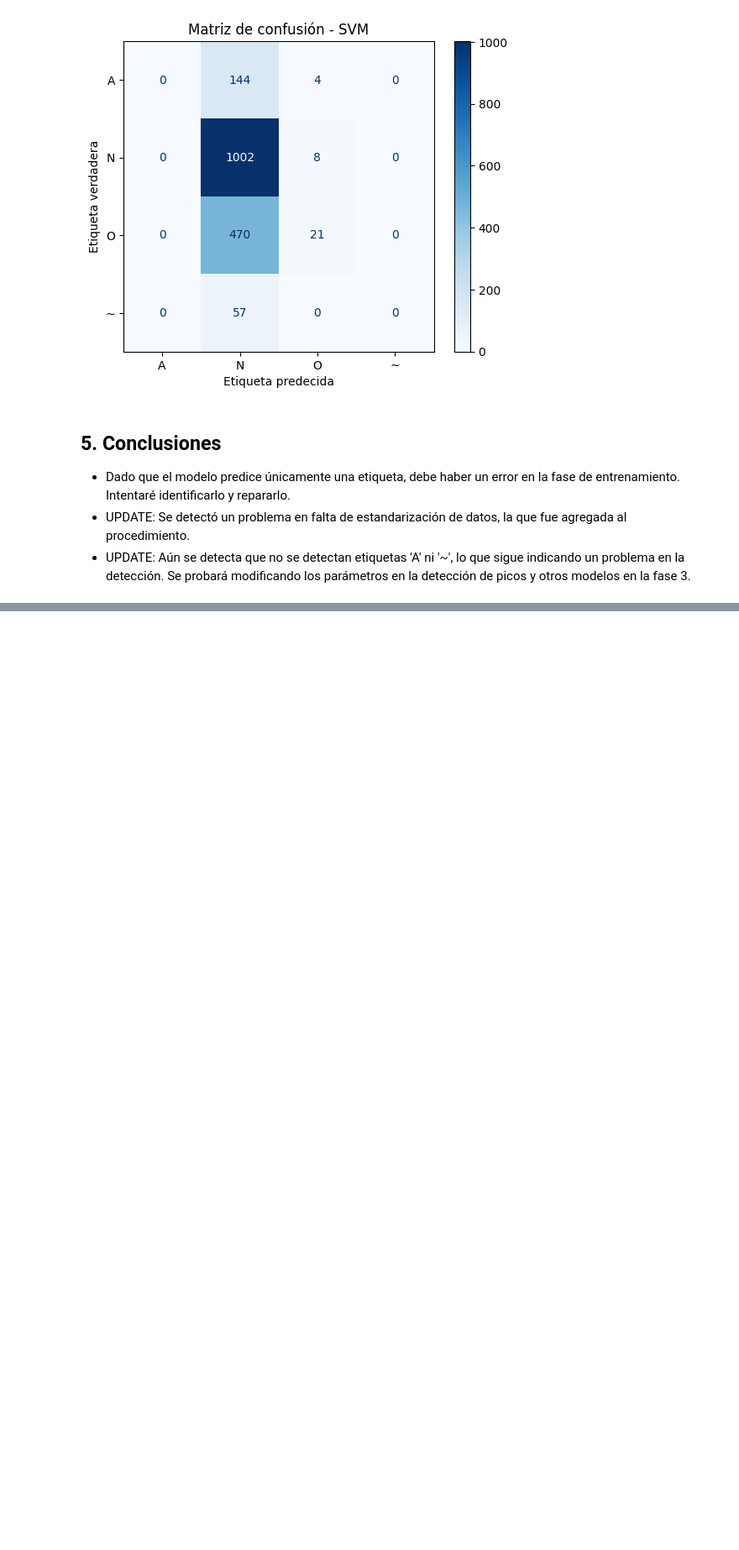
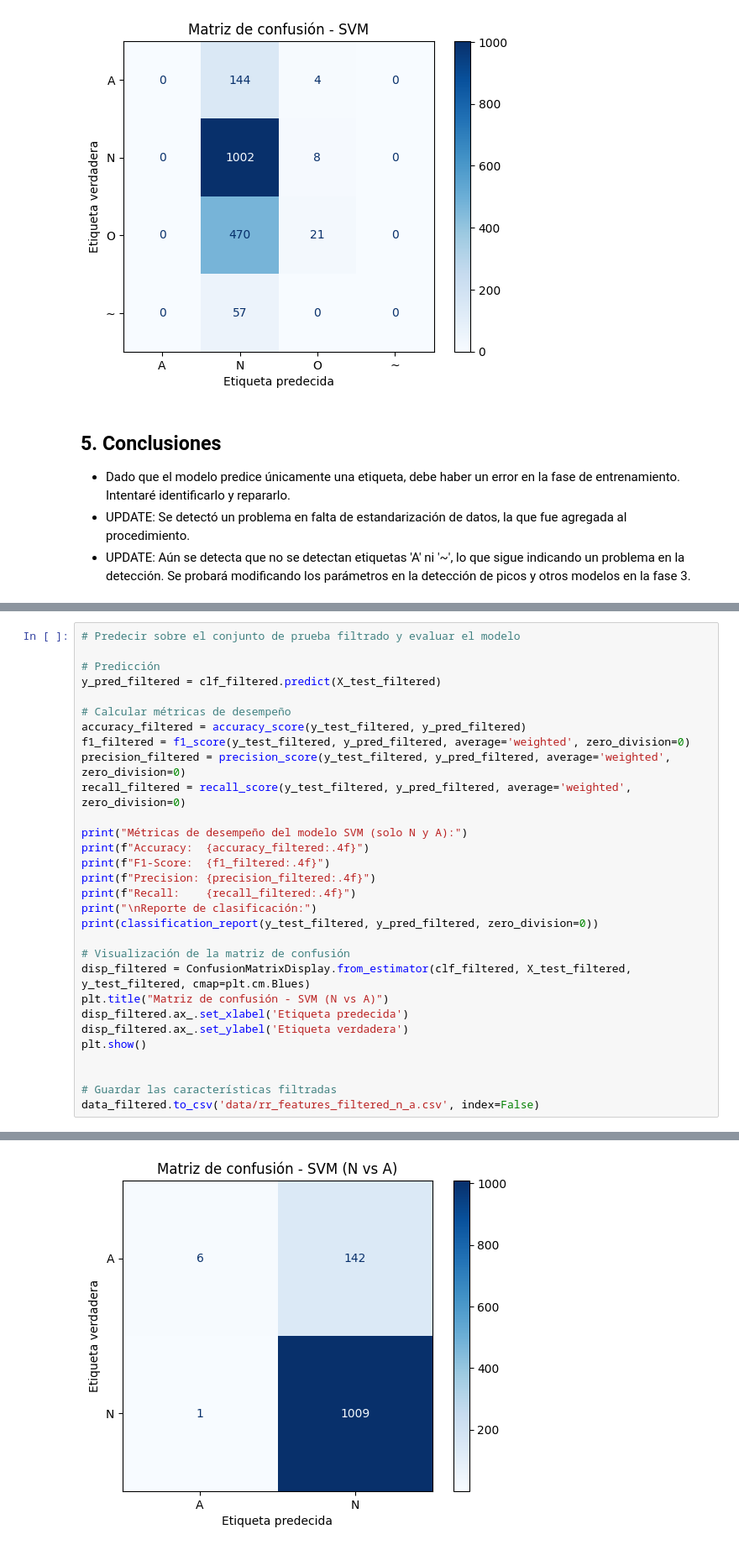
Before and after one commit to Mrldmz/MachineLearning, a Jupyter notebook: proyecto/Semana_2_Reproduccion_Baseline.ipynb, the cells around one changed output, grey strips where cells are left out. Shown at 84% size. Cells and saved outputs as stored; diff of their text form; blank space fills up the shorter version.

```diff
--- a/proyecto/Semana_2_Reproduccion_Baseline.ipynb
+++ b/proyecto/Semana_2_Reproduccion_Baseline.ipynb
@@ -180,0 +222,31 @@ weighted avg       0.54      0.60      0.47      1706
+# %%
+# Predecir sobre el conjunto de prueba filtrado y evaluar el modelo
+
+# Predicción
+y_pred_filtered = clf_filtered.predict(X_test_filtered)
+
+# Calcular métricas de desempeño
+accuracy_filtered = accuracy_score(y_test_filtered, y_pred_filtered)
+f1_filtered = f1_score(y_test_filtered, y_pred_filtered, average='weighted', zero_division=0)
+precision_filtered = precision_score(y_test_filtered, y_pred_filtered, average='weighted', zero_division=0)
+recall_filtered = recall_score(y_test_filtered, y_pred_filtered, average='weighted', zero_division=0)
+
+print("Métricas de desempeño del modelo SVM (solo N y A):")
+print(f"Accuracy:  {accuracy_filtered:.4f}")
+print(f"F1-Score:  {f1_filtered:.4f}")
+print(f"Precision: {precision_filtered:.4f}")
+print(f"Recall:    {recall_filtered:.4f}")
+print("\nReporte de clasificación:")
+print(classification_report(y_test_filtered, y_pred_filtered, zero_division=0))
+
+# Visualización de la matriz de confusión
+disp_filtered = ConfusionMatrixDisplay.from_estimator(clf_filtered, X_test_filtered, y_test_filtered, cmap=plt.cm.Blues)
+plt.title("Matriz de confusión - SVM (N vs A)")
+disp_filtered.ax_.set_xlabel('Etiqueta predecida')
+disp_filtered.ax_.set_ylabel('Etiqueta verdadera')
+plt.show()
+
+
+# Guardar las características filtradas
+data_filtered.to_csv('data/rr_features_filtered_n_a.csv', index=False)
+# %% [output]
@@ -180,0 +268 @@ weighted avg       0.54      0.60      0.47      1706
+[figure, added]
```
Also changed, not shown: parts of 9 cells of this notebook.
